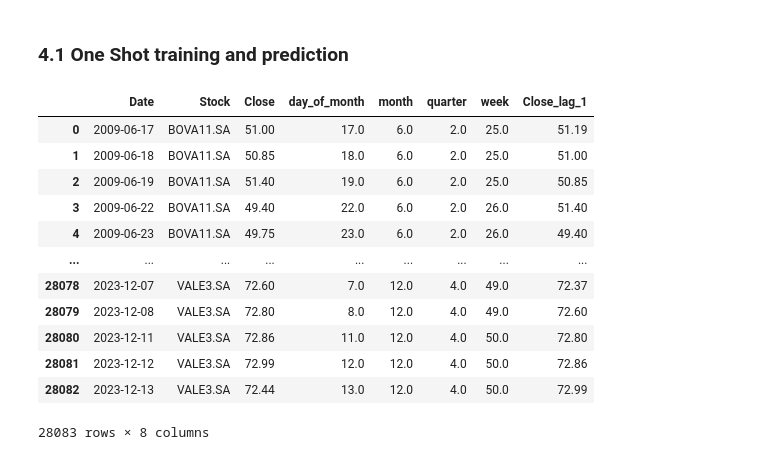
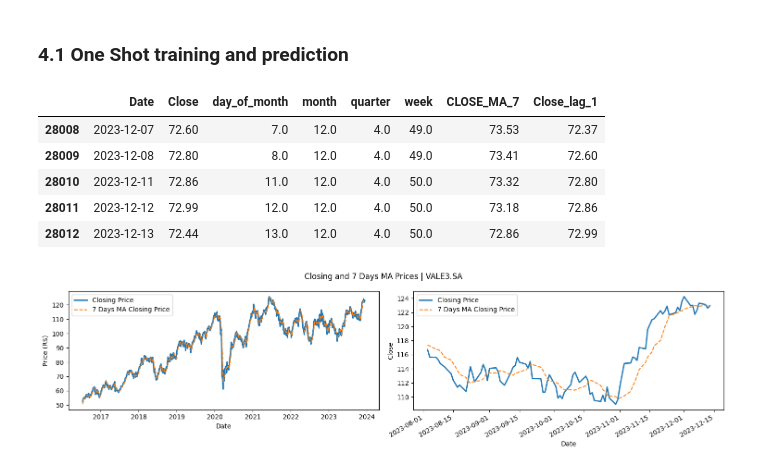
Before and after one commit to micheldearaujo/forecasting_stocks, a Jupyter notebook: notebooks/3.0-mal-exploring-xgboost.ipynb, the cells around one changed output. Drawn from its saved outputs; the diff is of its cells as text; code cells hidden in the pictures.

```diff
--- a/notebooks/3.0-mal-exploring-xgboost.ipynb
+++ b/notebooks/3.0-mal-exploring-xgboost.ipynb
@@ -80,12 +80,7 @@ model_config = {
     "MODEL_NAME": "xgboost_model",
 }
 
-features_list = ["day_of_month", "month", "quarter", "week", "Close_lag_1"]
-
-# Define a ação para procurar
-PERIOD = '3600d'
-INTERVAL = '1d'
-STOCK_NAME = 'BOVA11.SA'
+SAMPLE_TICKER_SYMBOL ='VALE3.SA'
 stocks_list = ["BOVA11.SA", "BCFF11.SA", "MXRF11.SA", "HGLG11.SA", "XPLG11.SA", "HGRU11.SA", "ITSA4.SA", "TAEE3.SA",
                "FLRY3.SA", "VALE3.SA"]
 
@@ -523,18 +536,30 @@ features_list = ["day_of_month", "month", "quarter", "week", "Close_lag_1"]
 # %%
 logger.debug("Loading the featurized dataset..")
+features_list = ["day_of_month", "month", "quarter", "week", "Close_lag_1"]
 stock_df_feat_all = pd.read_csv(os.path.join(PROCESSED_DATA_PATH, 'processed_stock_prices.csv'), parse_dates=["Date"])
-stock_df_feat_all
+stock_df_feat=stock_df_feat_all[stock_df_feat_all["Stock"] == SAMPLE_TICKER_SYMBOL].copy().drop("Stock", axis=1)
+stock_df_feat.tail()
 # %% [output]
-|  | Date | Stock | Close | day_of_month | month | quarter | week | Close_lag_1 |
-| 0 | 2009-06-17 | BOVA11.SA | 51.00 | 17.0 | 6.0 | 2.0 | 25.0 | 51.19 |
-| 1 | 2009-06-18 | BOVA11.SA | 50.85 | 18.0 | 6.0 | 2.0 | 25.0 | 51.00 |
-| 2 | 2009-06-19 | BOVA11.SA | 51.40 | 19.0 | 6.0 | 2.0 | 25.0 | 50.85 |
-| 3 | 2009-06-22 | BOVA11.SA | 49.40 | 22.0 | 6.0 | 2.0 | 26.0 | 51.40 |
-| 4 | 2009-06-23 | BOVA11.SA | 49.75 | 23.0 | 6.0 | 2.0 | 26.0 | 49.40 |
-| ... | ... | ... | ... | ... | ... | ... | ... | ... |
-| 28078 | 2023-12-07 | VALE3.SA | 72.60 | 7.0 | 12.0 | 4.0 | 49.0 | 72.37 |
-| 28079 | 2023-12-08 | VALE3.SA | 72.80 | 8.0 | 12.0 | 4.0 | 49.0 | 72.60 |
-| 28080 | 2023-12-11 | VALE3.SA | 72.86 | 11.0 | 12.0 | 4.0 | 50.0 | 72.80 |
-| 28081 | 2023-12-12 | VALE3.SA | 72.99 | 12.0 | 12.0 | 4.0 | 50.0 | 72.86 |
-| 28082 | 2023-12-13 | VALE3.SA | 72.44 | 13.0 | 12.0 | 4.0 | 50.0 | 72.99 |
+|  | Date | Close | day_of_month | month | quarter | week | CLOSE_MA_7 | Close_lag_1 |
+| 28008 | 2023-12-07 | 72.60 | 7.0 | 12.0 | 4.0 | 49.0 | 73.53 | 72.37 |
+| 28009 | 2023-12-08 | 72.80 | 8.0 | 12.0 | 4.0 | 49.0 | 73.41 | 72.60 |
+| 28010 | 2023-12-11 | 72.86 | 11.0 | 12.0 | 4.0 | 50.0 | 73.32 | 72.80 |
+| 28011 | 2023-12-12 | 72.99 | 12.0 | 12.0 | 4.0 | 50.0 | 73.18 | 72.86 |
+| 28012 | 2023-12-13 | 72.44 | 13.0 | 12.0 | 4.0 | 50.0 | 72.86 | 72.99 |
-28083 rows × 8 columns
+# %%
+fig, axs = plt.subplots(1, 2, figsize=(15, 4))
+
+sns.lineplot(    data=stock_df_feat.tail(365*5),    x='Date',    y='Close',    label='Closing Price',    ax=axs[0],    lw=2)
+sns.lineplot(    data=stock_df_feat.tail(365*5),    x='Date',    y='CLOSE_MA_7',    label='7 Days MA Closing Price',    ax=axs[0],    ls='--')
+sns.lineplot(    data=stock_df_feat.tail((365 * 3) // 12),    x='Date',    y='Close',    label='Closing Price',    ax=axs[1],    lw=2)
+sns.lineplot(    data=stock_df_feat.tail((365 * 3) // 12),    x='Date',    y='CLOSE_MA_7',    label='7 Days MA Closing Price',    ax=axs[1],    ls='--')
+
+plt.suptitle(f"Closing and 7 Days MA Prices | {SAMPLE_TICKER_SYMBOL}")
+axs[0].set_xlabel("Date")
+axs[0].set_ylabel("Price (R$)")
+axs[1].set_xticks(axs[1].get_xticks())
+axs[1].set_xticklabels(axs[1].get_xticklabels(), rotation=30, ha='right')
+plt.tight_layout()
+plt.show()
+# %% [output]
+[figure, added]
```
Also changed, not shown: parts of 13 cells of this notebook, 6 other files.
